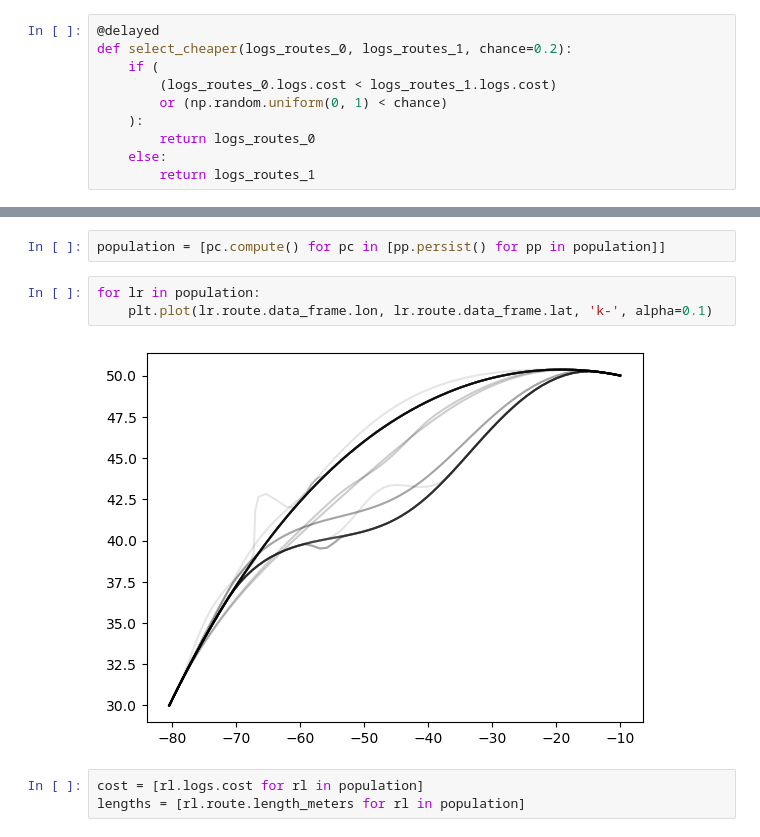
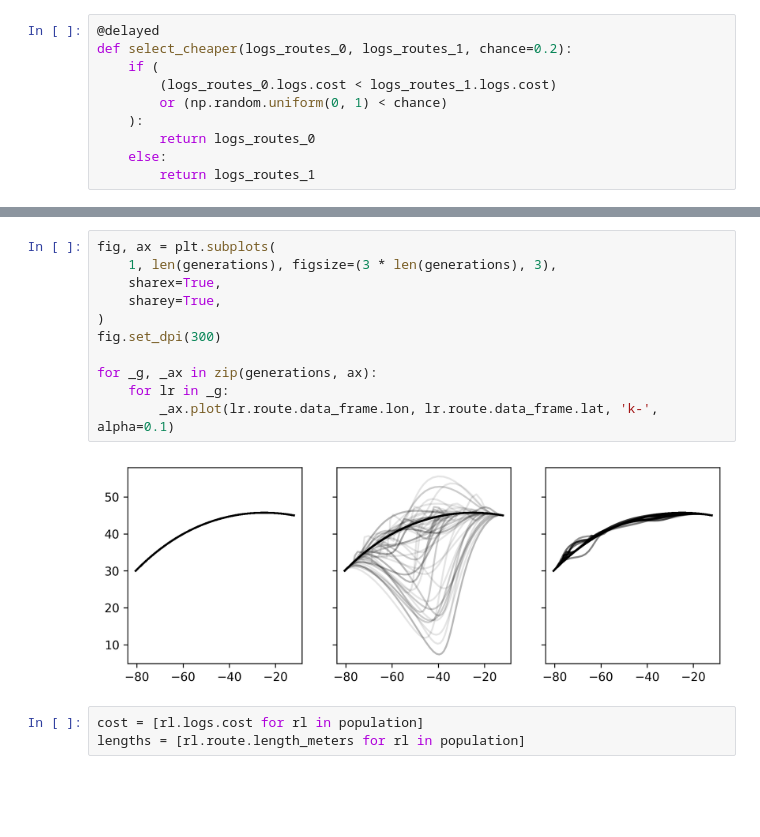
Before and after one commit to willirath/ship_routing, a Jupyter notebook: doc/examples/ship_routing_example_genetic.ipynb, the cells around one changed output, grey strips where cells are left out. Drawn from its saved outputs; the diff is of its cells as text; blank space fills up the shorter version.

```diff
--- a/doc/examples/ship_routing_example_genetic.ipynb
+++ b/doc/examples/ship_routing_example_genetic.ipynb
@@ -408,10 +486,16 @@ Wall time: 1min 41s
-# %%
-population = [pc.compute() for pc in [pp.persist() for pp in population]]
-# %%
-for lr in population:
-    plt.plot(lr.route.data_frame.lon, lr.route.data_frame.lat, 'k-', alpha=0.1)
-# %% [output]
-[figure, removed]
+# %%
+fig, ax = plt.subplots(
+    1, len(generations), figsize=(3 * len(generations), 3),
+    sharex=True,
+    sharey=True,
+)
+fig.set_dpi(300)
+
+for _g, _ax in zip(generations, ax):
+    for lr in _g:
+        _ax.plot(lr.route.data_frame.lon, lr.route.data_frame.lat, 'k-', alpha=0.1)
+# %% [output]
+[figure, added]
 # %%
 cost = [rl.logs.cost for rl in population]
 lengths = [rl.route.length_meters for rl in population]
```
Also changed, not shown: parts of 32 cells of this notebook, 6 other files.
